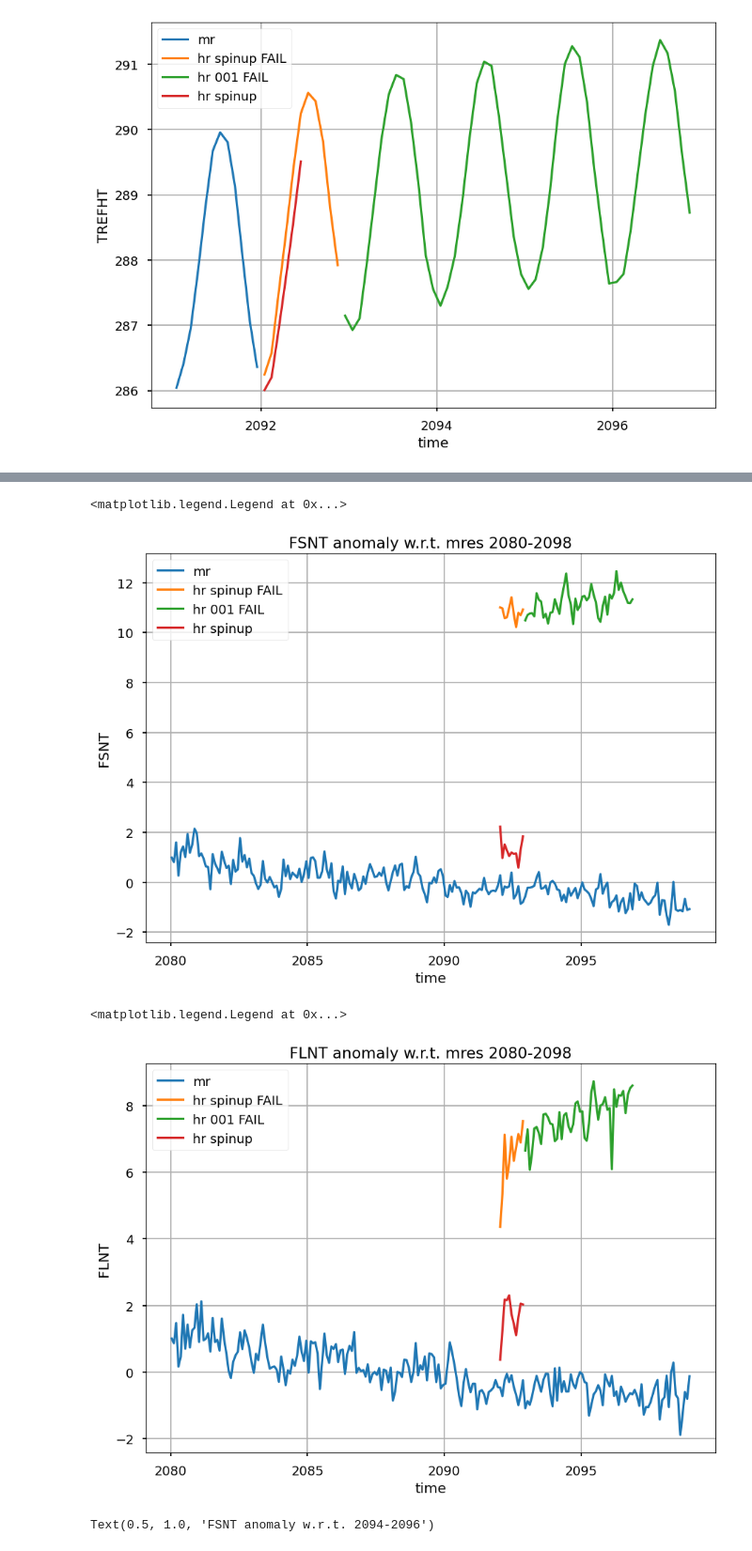
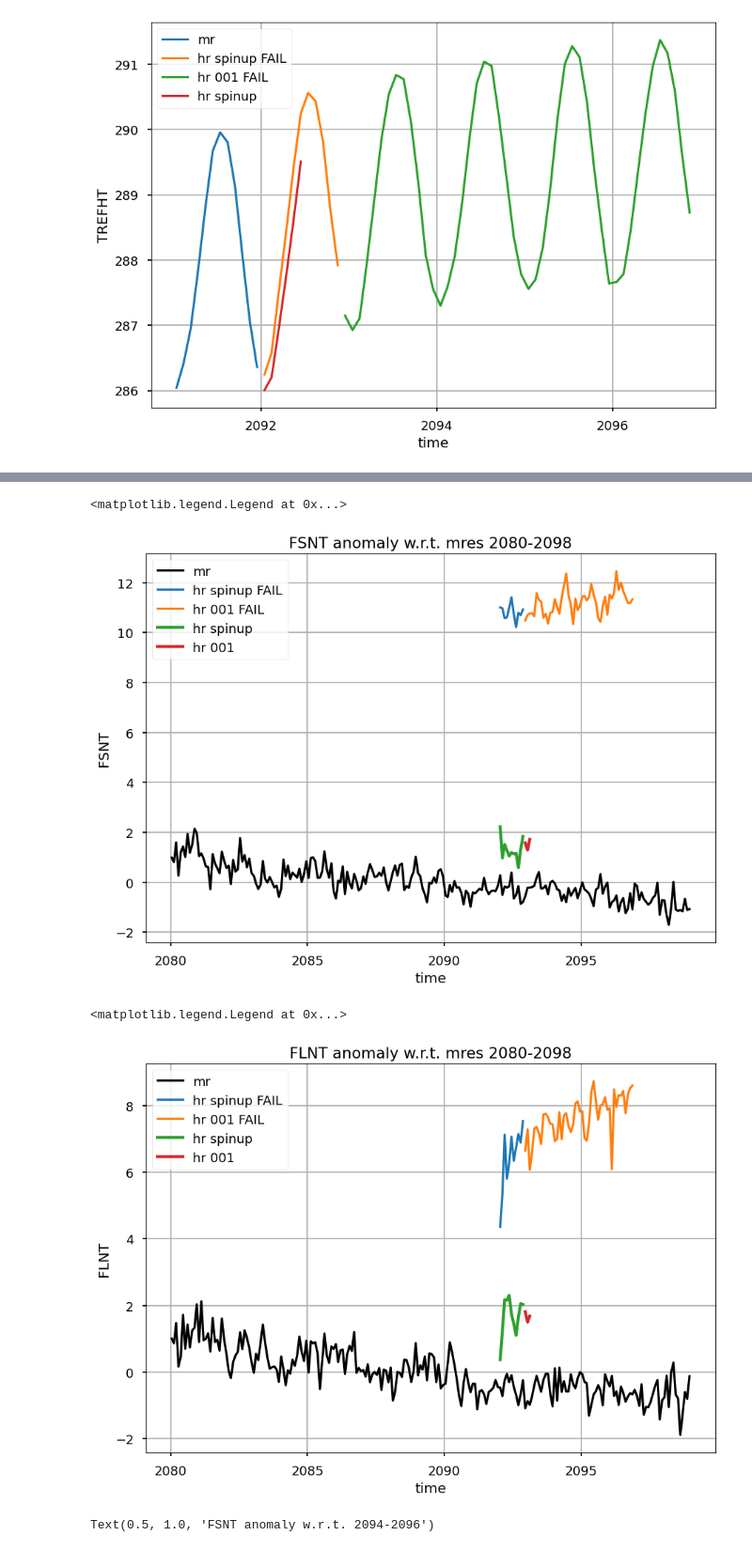
Before and after one commit to JdeJong96/sai-git, a Jupyter notebook: sai/jupyter/hres_check_14aug.ipynb, the cells around one changed output, grey strips where cells are left out. Shown at 94% size. Cells and saved outputs as stored; diff of their text form; code cells hidden in the pictures.

```diff
--- a/sai/jupyter/hres_check_14aug.ipynb
+++ b/sai/jupyter/hres_check_14aug.ipynb
@@ -44,13 +44,16 @@ volg = gdir+'volcaero/volcaero_1999-2100_SSP585_CAMfeedback.nc'
 hrgdir = lambda i: f'/projects/0/nwo2021025/archive/hres_b.e10.B2000_CAM5.f02_t12.started_2092-12.00{i}/'
 camhrg = lambda i: hrgdir(i) + f'atm/hist/hres_b.e10.B2000_CAM5.f02_t12.started_2092-12.00{i}.cam2.h0.????-??.nc'
 
-hrsdir = '/projects/0/nwo2021025/archive/hres_b.e10.B2000_CAM5.f02_t12.spinup_from_mres_2092-01_FAIL/'
-camhrs = hrsdir+'atm/hist/hres_b.e10.B2000_CAM5.f02_t12.spinup_from_mres_2092-01.cam2.h0.2092-??.nc'
-volhrs = hrsdir+'volcaero/volcaero_1999-2100_SSP585_CAMfeedback.nc'
+hrgfdir = lambda i: f'/projects/0/nwo2021025/archive/hres_b.e10.B2000_CAM5.f02_t12.started_2092-12.00{i}_FAIL/'
+camhrgf = lambda i: hrgfdir(i) + f'atm/hist/hres_b.e10.B2000_CAM5.f02_t12.started_2092-12.00{i}.cam2.h0.????-??.nc'
 
-hrtdir = '/projects/0/nwo2021025/archive/hres_b.e10.B2000_CAM5.f02_t12.spinup_from_mres_2092-01/'
-camhrt = hrtdir+'atm/hist/hres_b.e10.B2000_CAM5.f02_t12.spinup_from_mres_2092-01.cam2.h0.2092-??.nc'
-volhrt = hrtdir+'volcaero/volcaero_1999-2100_SSP585_CAMfeedback.nc'
+hrsfdir = '/projects/0/nwo2021025/archive/hres_b.e10.B2000_CAM5.f02_t12.spinup_from_mres_2092-01_FAIL/'
+camhrsf = hrsfdir+'atm/hist/hres_b.e10.B2000_CAM5.f02_t12.spinup_from_mres_2092-01.cam2.h0.2092-??.nc'
+volhrsf = hrsfdir+'volcaero/volcaero_1999-2100_SSP585_CAMfeedback.nc'
+
+hrsdir = '/projects/0/nwo2021025/archive/hres_b.e10.B2000_CAM5.f02_t12.spinup_from_mres_2092-01/'
+camhrs = hrtdir+'atm/hist/hres_b.e10.B2000_CAM5.f02_t12.spinup_from_mres_2092-01.cam2.h0.2092-??.nc'
+volhrs = hrtdir+'volcaero/volcaero_1999-2100_SSP585_CAMfeedback.nc'
 # %%
 # run this instead for local testing with a subset of the data
 camc = '/Users/jasperdejong/Documents/PhD/Geo/sai-git/sai/data/deg5/spinup_pd_maxcores_5deg.cam2.h0.????-??.nc'
@@ -150,12 +153,14 @@ cam = {
     # 'cnt': shift_time(center_time(xr.open_mfdataset(camc, data_vars='minimal', coords='minimal', compat='override')), ndays=365*1800),
     'cnt': center_time(xr.open_mfdataset(camc, **open_kwargs)),
     'geo': center_time(xr.open_mfdataset(camg, **open_kwargs)),
+    # 'geof': center_time(xr.open_mfdataset(, **open_kwargs)),
     'hr1': center_time(xr.open_mfdataset(camhrg(1), **open_kwargs)),
-    'hr2': center_time(xr.open_mfdataset(camhrg(2), **open_kwargs)),
-    'hr3': center_time(xr.open_mfdataset(camhrg(3), **open_kwargs)),
-    'hr4': center_time(xr.open_mfdataset(camhrg(4), **open_kwargs)),
-    'hr5': center_time(xr.open_mfdataset(camhrg(5), **open_kwargs)),
+    'hr1f': center_time(xr.open_mfdataset(camhrgf(1), **open_kwargs)),
+    #'hr2': center_time(xr.open_mfdataset(camhrg(2), **open_kwargs)),
+    #'hr3': center_time(xr.open_mfdataset(camhrg(3), **open_kwargs)),
+    #'hr4': center_time(xr.open_mfdataset(camhrg(4), **open_kwargs)),
+    #'hr5': center_time(xr.open_mfdataset(camhrg(5), **open_kwargs)),
     'hrs': center_time(xr.open_mfdataset(camhrs, **open_kwargs)),
-    'hrt': center_time(xr.open_mfdataset(camhrt, **open_kwargs))
+    'hrsf': center_time(xr.open_mfdataset(camhrsf, **open_kwargs))
 }
 # %% [output]
@@ -281,43 +303,48 @@ plt.legend(loc='lower left')
 # %%
 VAR = 'FSNT'
+
 Tgeo = cam['geo'][VAR].sel(time=slice('2080',None)).groupby('time.month')
 Tspi = cam['hrs'][VAR].groupby('time.month')
+Tspif = cam['hrsf'][VAR].groupby('time.month')
 Thr1 = cam['hr1'][VAR].groupby('time.month')
-Thrt = cam['hrt'][VAR].groupby('time.month')
+Thr1f = cam['hr1f'][VAR].groupby('time.month')
 
 Tgeom = cam['geo'][VAR].sel(time=slice('2080',None)).groupby('time.month').mean()
 Tgeomi = cam['geo'][VAR].sel(time=slice('2080',None)).interp(lat=cam['hrs'].lat, lon=cam['hrs'].lon).groupby('time.month').mean()
 
-wmean((Tgeo - Tgeom), cam['geo'].gw, ('lat','lon')).plot(label='mr')
-wmean(Tspi-Tgeomi, cam['hrs'].gw, ('lat','lon')).plot(label='hr spinup FAIL')
-wmean(Thr1-Tgeomi, cam['hr1'].gw, ('lat','lon')).plot(label='hr 001 FAIL')
-wmean(Thrt-Tgeomi, cam['hrt'].gw, ('lat','lon')).plot(label='hr spinup')
+wmean(Tgeo-Tgeom, cam['geo'].gw, ('lat','lon')).plot(label='mr', c='k')
+wmean(Tspif-Tgeomi, cam['hrsf'].gw, ('lat','lon')).plot(label='hr spinup FAIL')
+wmean(Thr1f-Tgeomi, cam['hr1f'].gw, ('lat','lon')).plot(label='hr 001 FAIL')
+wmean(Tspi-Tgeomi, cam['hrs'].gw, ('lat','lon')).plot(label='hr spinup', lw=3)
+wmean(Thr1-Tgeomi, cam['hr1'].gw, ('lat','lon')).plot(label='hr 001', lw=3)
 plt.title(f'{VAR} anomaly w.r.t. mres 2080-2098')
 plt.grid()
 plt.legend()
 # %% [output]
 <matplotlib.legend.Legend at 0x...>
-[figure, old version]
+[figure, new version]
 # %%
 VAR = 'FLNT'
 Tgeo = cam['geo'][VAR].sel(time=slice('2080',None)).groupby('time.month')
 Tspi = cam['hrs'][VAR].groupby('time.month')
+Tspif = cam['hrsf'][VAR].groupby('time.month')
 Thr1 = cam['hr1'][VAR].groupby('time.month')
-Thrt = cam['hrt'][VAR].groupby('time.month')
+Thr1f = cam['hr1f'][VAR].groupby('time.month')
 
 Tgeom = cam['geo'][VAR].sel(time=slice('2080',None)).groupby('time.month').mean()
 Tgeomi = cam['geo'][VAR].sel(time=slice('2080',None)).interp(lat=cam['hrs'].lat, lon=cam['hrs'].lon).groupby('time.month').mean()
 
-wmean((Tgeo - Tgeom), cam['geo'].gw, ('lat','lon')).plot(label='mr')
-wmean(Tspi-Tgeomi, cam['hrs'].gw, ('lat','lon')).plot(label='hr spinup FAIL')
-wmean(Thr1-Tgeomi, cam['hr1'].gw, ('lat','lon')).plot(label='hr 001 FAIL')
-wmean(Thrt-Tgeomi, cam['hrt'].gw, ('lat','lon')).plot(label='hr spinup')
+wmean(Tgeo-Tgeom, cam['geo'].gw, ('lat','lon')).plot(label='mr', c='k')
+wmean(Tspif-Tgeomi, cam['hrsf'].gw, ('lat','lon')).plot(label='hr spinup FAIL')
+wmean(Thr1f-Tgeomi, cam['hr1f'].gw, ('lat','lon')).plot(label='hr 001 FAIL')
+wmean(Tspi-Tgeomi, cam['hrs'].gw, ('lat','lon')).plot(label='hr spinup', lw=3)
+wmean(Thr1-Tgeomi, cam['hr1'].gw, ('lat','lon')).plot(label='hr 001', lw=3)
 plt.title(f'{VAR} anomaly w.r.t. mres 2080-2098')
 plt.grid()
 plt.legend()
 # %% [output]
 <matplotlib.legend.Legend at 0x...>
-[figure, old version]
+[figure, new version]
 # %%
 wmean(cam['hr1'].FSNT.groupby('time.month')-cam['hr1'].FSNT.isel(time=slice(12,None)).groupby('time.month').mean(), cam['hr1'].gw, ('lat','lon')).plot(label='hr')
 wmean(cam['hr1'].FSNT.groupby('time.month')-cam['hr1'].FSNT.isel(time=slice(12,None)).groupby('time.month').mean(), cam['hr1'].gw, ('lat','lon')).rolling(time=6, center=True).mean('time').plot(label='hr 6-month mean')
```
Also changed, not shown: parts of 17 cells of this notebook.
